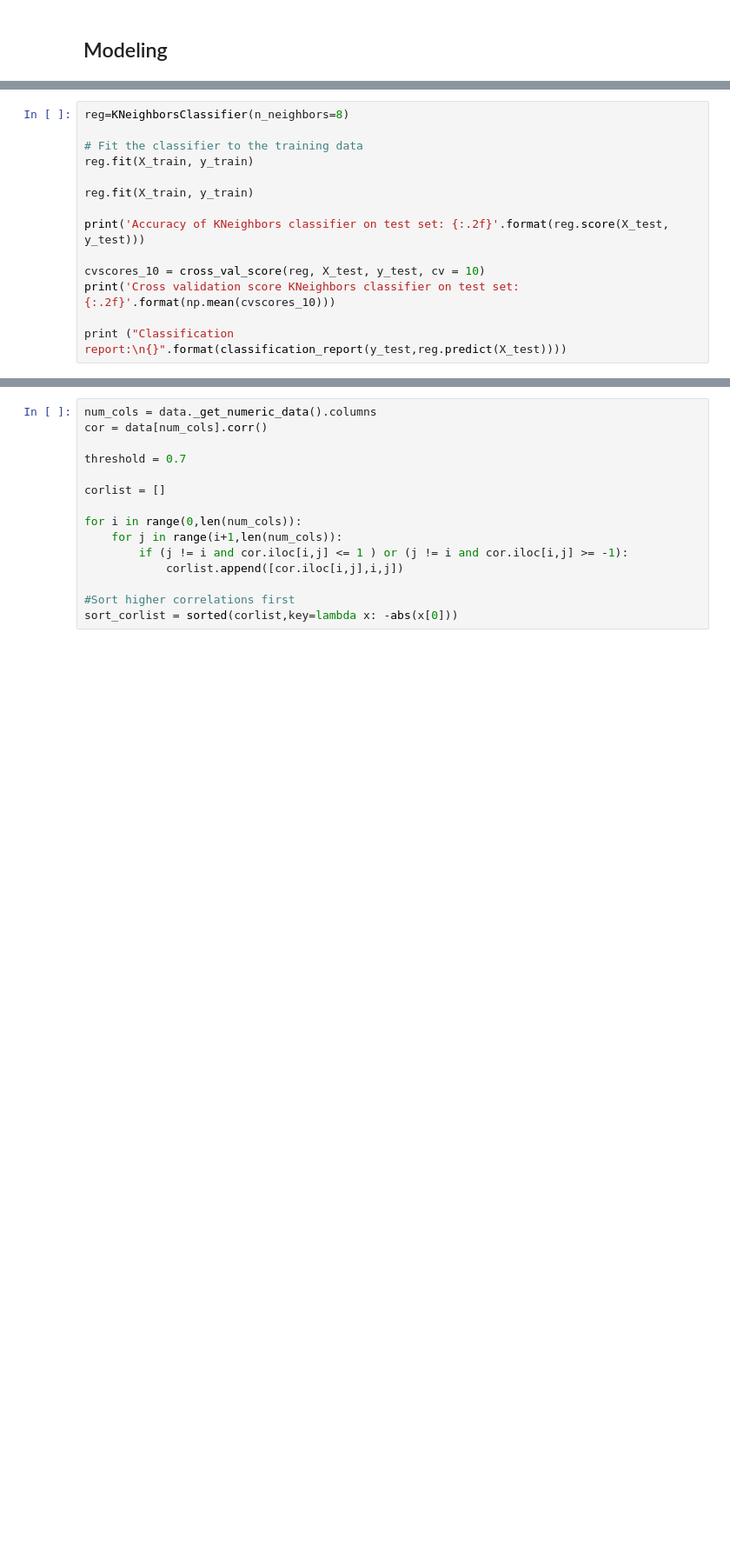
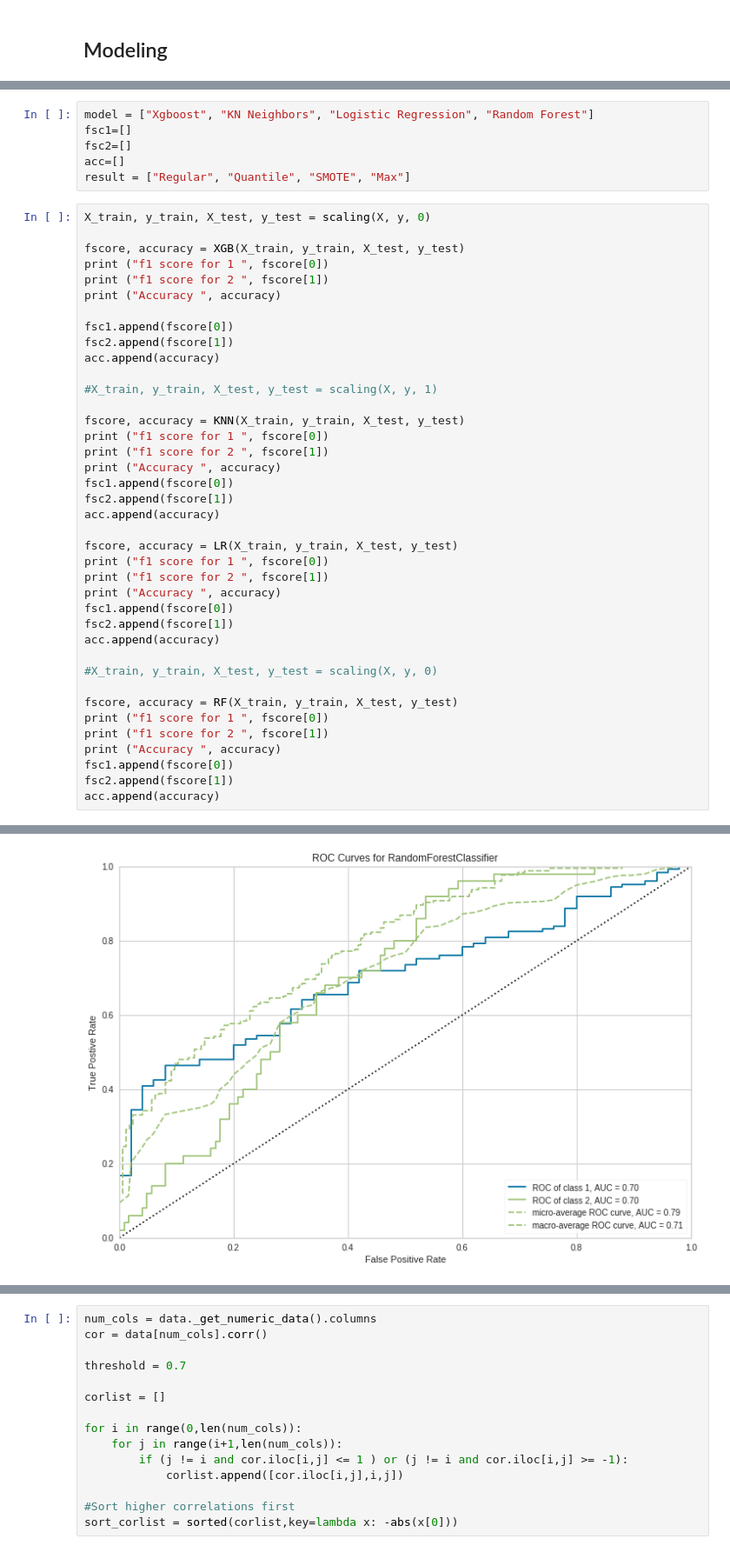
Before and after one commit to ZOvanesyan/Springboard, a Jupyter notebook: Capstone_Project1/Capstone-Project1.ipynb, the cells around one changed output, grey strips where cells are left out. Shown at 87% size. Drawn from its saved outputs; the diff is of its cells as text; blank space fills up the shorter version.

```diff
--- a/Capstone_Project1/Capstone-Project1.ipynb
+++ b/Capstone_Project1/Capstone-Project1.ipynb
@@ -343,14 +317,0 @@ weighted avg       0.51      0.70      0.59       175
-# %%
-reg=KNeighborsClassifier(n_neighbors=8)
-
-# Fit the classifier to the training data
-reg.fit(X_train, y_train)
-
-reg.fit(X_train, y_train)
-
-print('Accuracy of KNeighbors classifier on test set: {:.2f}'.format(reg.score(X_test, y_test)))
-
-cvscores_10 = cross_val_score(reg, X_test, y_test, cv = 10)
-print('Cross validation score KNeighbors classifier on test set: {:.2f}'.format(np.mean(cvscores_10)))
-
-print ("Classification report:\n{}".format(classification_report(y_test,reg.predict(X_test))))
@@ -401,3 +375,49 @@ plt.title('Feature Significance')
 # %% [output]
 Text(0.5, 1.0, 'Feature Significance')
 [figure]
+# %%
+model = ["Xgboost", "KN Neighbors", "Logistic Regression", "Random Forest"]
+fsc1=[]
+fsc2=[]
+acc=[]
+result = ["Regular", "Quantile", "SMOTE", "Max"]
+# %%
+X_train, y_train, X_test, y_test = scaling(X, y, 0)
+
+fscore, accuracy = XGB(X_train, y_train, X_test, y_test)
+print ("f1 score for 1 ", fscore[0])
+print ("f1 score for 2 ", fscore[1])
+print ("Accuracy ", accuracy)
+
+fsc1.append(fscore[0])
+fsc2.append(fscore[1])
+acc.append(accuracy)
+
+#X_train, y_train, X_test, y_test = scaling(X, y, 1)
+
+fscore, accuracy = KNN(X_train, y_train, X_test, y_test)
+print ("f1 score for 1 ", fscore[0])
+print ("f1 score for 2 ", fscore[1])
+print ("Accuracy ", accuracy)
+fsc1.append(fscore[0])
+fsc2.append(fscore[1])
+acc.append(accuracy)
+
+fscore, accuracy = LR(X_train, y_train, X_test, y_test)
+print ("f1 score for 1 ", fscore[0])
+print ("f1 score for 2 ", fscore[1])
+print ("Accuracy ", accuracy)
+fsc1.append(fscore[0])
+fsc2.append(fscore[1])
+acc.append(accuracy)
+
+#X_train, y_train, X_test, y_test = scaling(X, y, 0)
+
+fscore, accuracy = RF(X_train, y_train, X_test, y_test)
+print ("f1 score for 1 ", fscore[0])
+print ("f1 score for 2 ", fscore[1])
+print ("Accuracy ", accuracy)
+fsc1.append(fscore[0])
+fsc2.append(fscore[1])
+acc.append(accuracy)
+# %% [output]
@@ -403,0 +441 @@ Text(0.5, 1.0, 'Feature Significance')
+[figure, added]
```
Also changed, not shown: parts of 16 cells of this notebook, 1 other file.
